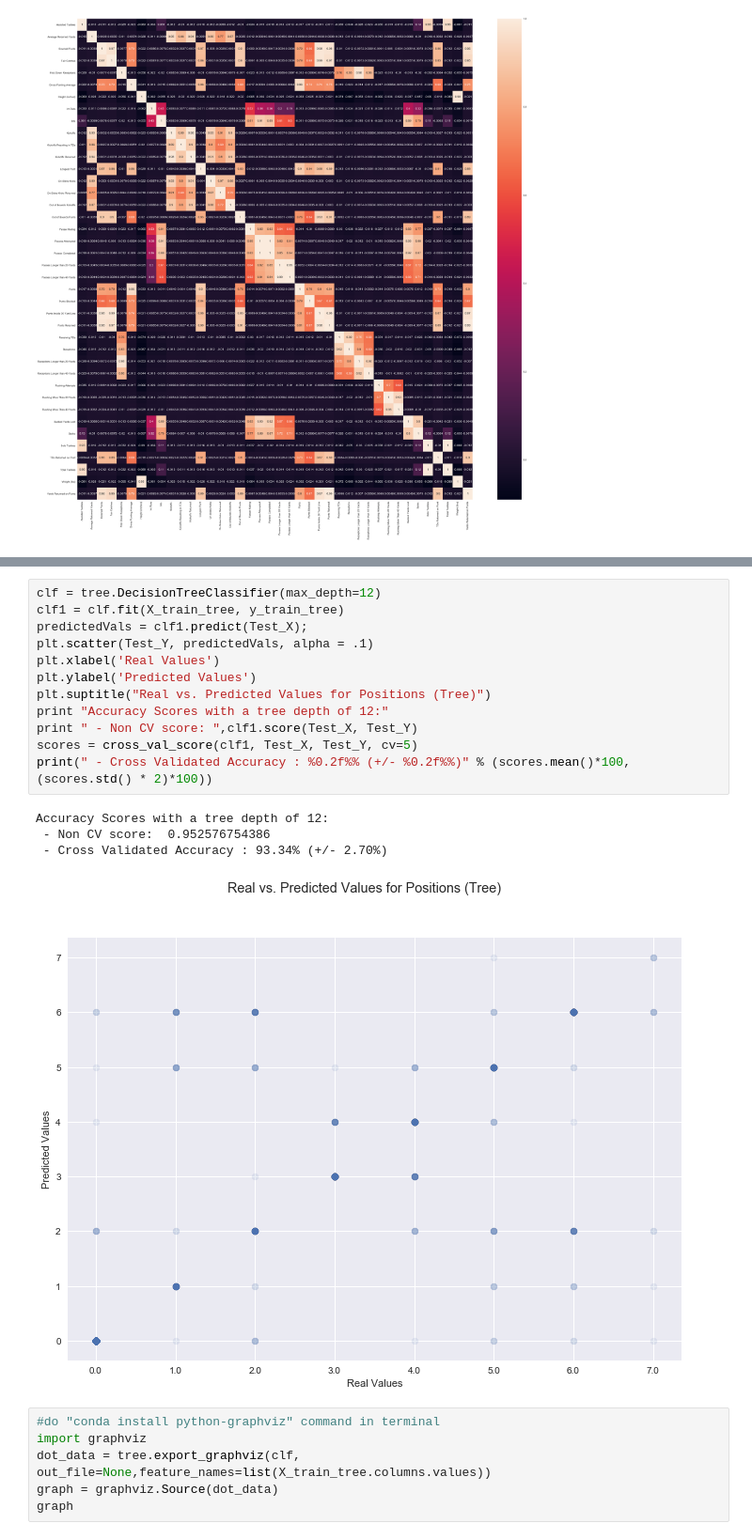
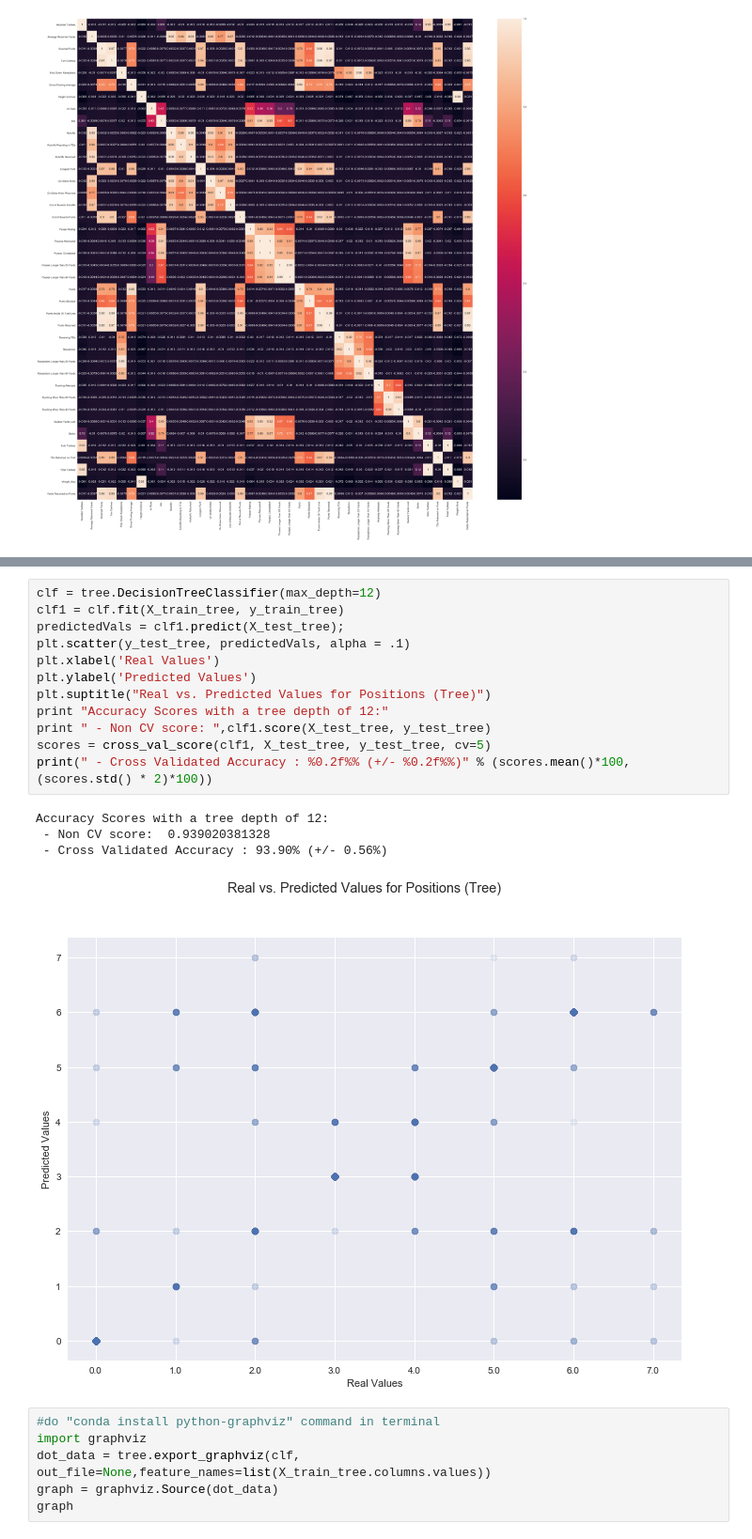
Before and after one commit to spennin5/NFLTalent, a Jupyter notebook: Data Science Term Project.ipynb, the cells around one changed output, grey strips where cells are left out. Shown at 94% size. Drawn from its saved outputs; the diff is of its cells as text.

Commit message:
minor changes to tree algorithm

```diff
--- a/Data Science Term Project.ipynb
+++ b/Data Science Term Project.ipynb
@@ -447,20 +447,20 @@ plt.show()
 # %%
 clf = tree.DecisionTreeClassifier(max_depth=12)
 clf1 = clf.fit(X_train_tree, y_train_tree)
-predictedVals = clf1.predict(Test_X);
-plt.scatter(Test_Y, predictedVals, alpha = .1)
+predictedVals = clf1.predict(X_test_tree);
+plt.scatter(y_test_tree, predictedVals, alpha = .1)
 plt.xlabel('Real Values')
 plt.ylabel('Predicted Values')
 plt.suptitle("Real vs. Predicted Values for Positions (Tree)")
 print "Accuracy Scores with a tree depth of 12:"
-print " - Non CV score: ",clf1.score(Test_X, Test_Y)
-scores = cross_val_score(clf1, Test_X, Test_Y, cv=5)
+print " - Non CV score: ",clf1.score(X_test_tree, y_test_tree)
+scores = cross_val_score(clf1, X_test_tree, y_test_tree, cv=5)
 print(" - Cross Validated Accuracy : %0.2f%% (+/- %0.2f%%)" % (scores.mean()*100, (scores.std() * 2)*100))
 # %% [output]
 Accuracy Scores with a tree depth of 12:
- - Non CV score:  0.952576754386
- - Cross Validated Accuracy : 93.34% (+/- 2.70%)
+ - Non CV score:  0.939020381328
+ - Cross Validated Accuracy : 93.90% (+/- 0.56%)
-[figure, old version]
+[figure, new version]
 # %%
 #do "conda install python-graphviz" command in terminal
 import graphviz
```
Also changed, not shown: parts of 13 cells of this notebook.
